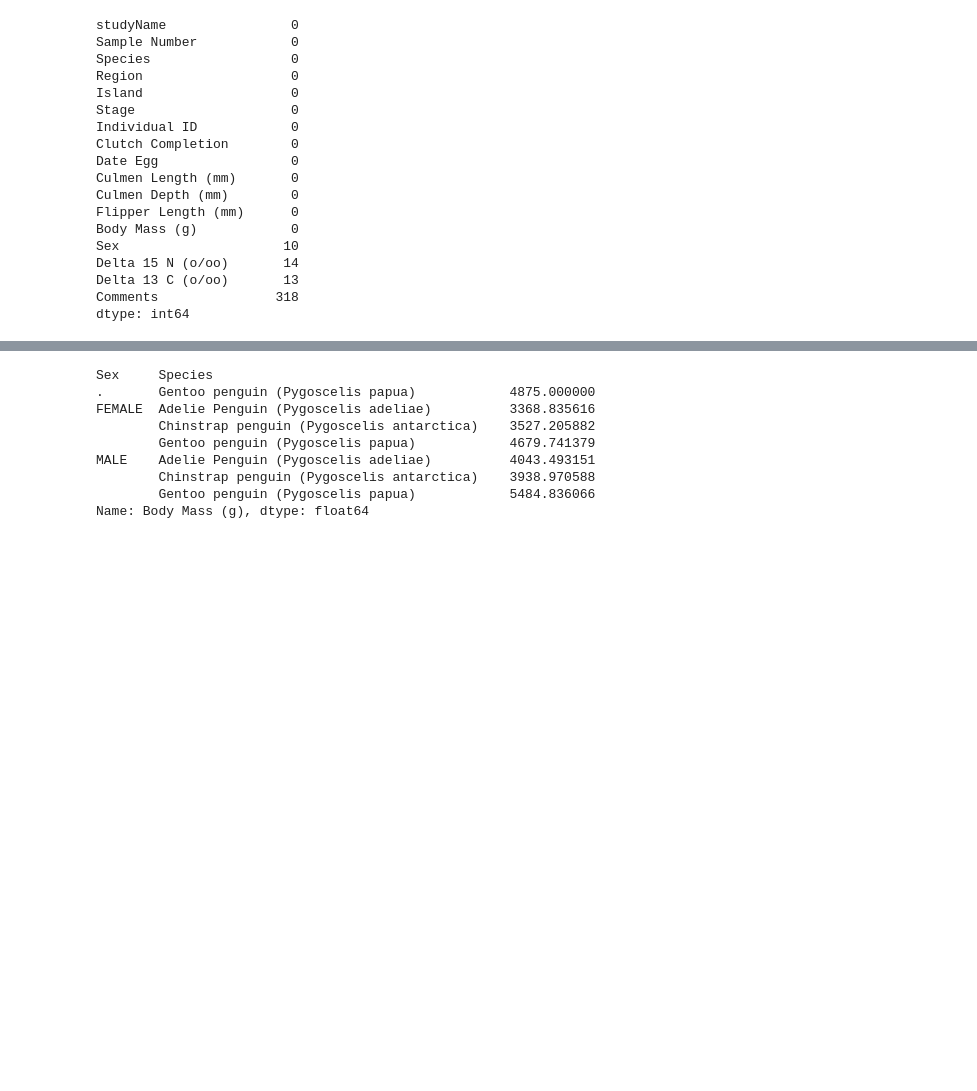
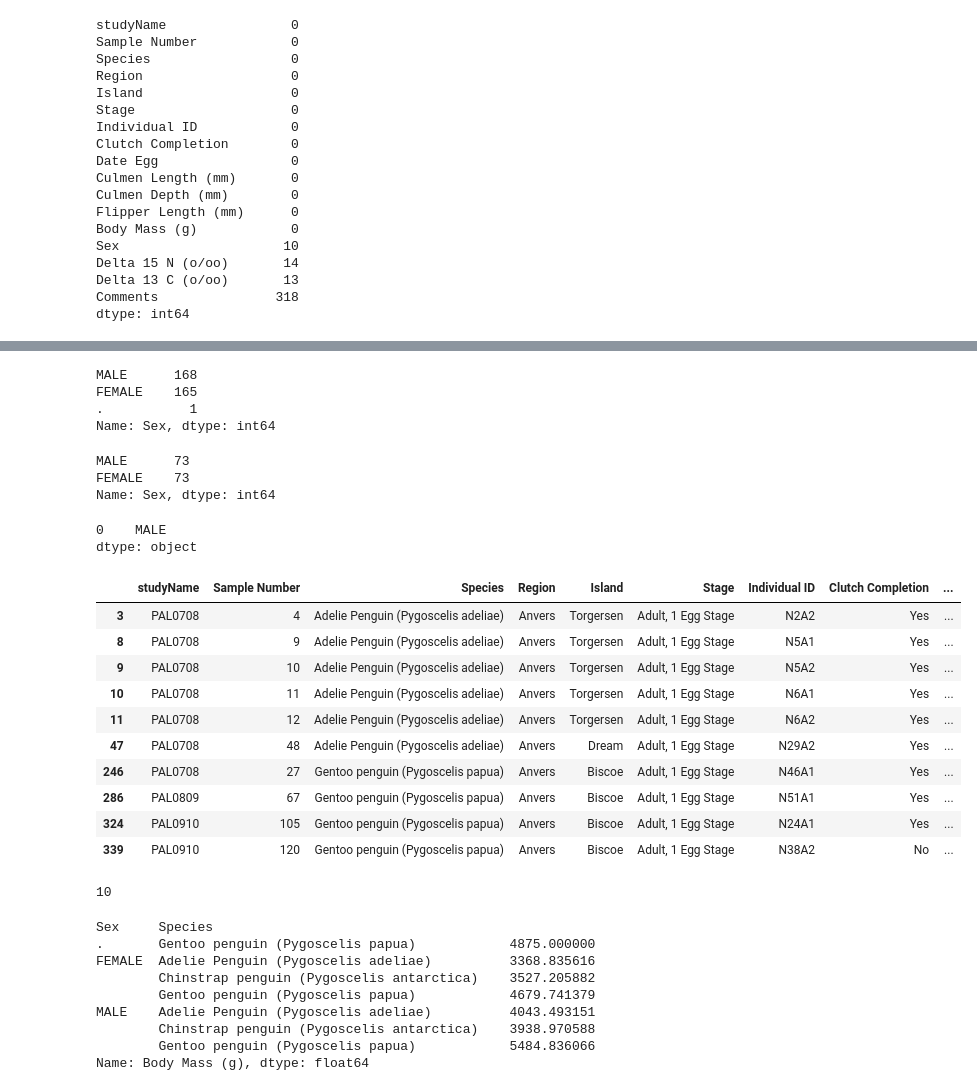
Before and after one commit to rawanalqarni/Palmer_penguins_EDA, a Jupyter notebook: penguins.ipynb, the cells around one changed output, grey strips where cells are left out. Cells and saved outputs as stored; diff of their text form; code cells hidden in the pictures; blank space fills up the shorter version.

```diff
--- a/penguins.ipynb
+++ b/penguins.ipynb
@@ -166,3 +177,42 @@ df_penguins.groupby(['Species', 'Sex']).agg({'mean'})
+# %%
+# How many Female and Male penguins?
+df_penguins.Sex.value_counts()
+# %% [output]
+MALE      168
+FEMALE    165
+.           1
+Name: Sex, dtype: int64
+# %%
+li= df_penguins[df_penguins.Species == 'Adelie Penguin (Pygoscelis adeliae)'].Sex
+li.value_counts()
+# %% [output]
+MALE      73
+FEMALE    73
+Name: Sex, dtype: int64
+# %%
+li= df_penguins[df_penguins.Species == 'Gentoo penguin (Pygoscelis papua)'].Sex
+li.mode()
+# %% [output]
+0    MALE
+dtype: object
+# %%
+df_penguins[df_penguins.Sex.isnull()]
+# %% [output]
+|  | studyName | Sample Number | Species | Region | Island | Stage | Individual ID | Clutch Completion | ... |
+| 3 | PAL0708 | 4 | Adelie Penguin (Pygoscelis adeliae) | Anvers | Torgersen | Adult, 1 Egg Stage | N2A2 | Yes | ... |
+| 8 | PAL0708 | 9 | Adelie Penguin (Pygoscelis adeliae) | Anvers | Torgersen | Adult, 1 Egg Stage | N5A1 | Yes | ... |
+| 9 | PAL0708 | 10 | Adelie Penguin (Pygoscelis adeliae) | Anvers | Torgersen | Adult, 1 Egg Stage | N5A2 | Yes | ... |
+| 10 | PAL0708 | 11 | Adelie Penguin (Pygoscelis adeliae) | Anvers | Torgersen | Adult, 1 Egg Stage | N6A1 | Yes | ... |
+| 11 | PAL0708 | 12 | Adelie Penguin (Pygoscelis adeliae) | Anvers | Torgersen | Adult, 1 Egg Stage | N6A2 | Yes | ... |
+| 47 | PAL0708 | 48 | Adelie Penguin (Pygoscelis adeliae) | Anvers | Dream | Adult, 1 Egg Stage | N29A2 | Yes | ... |
+| 246 | PAL0708 | 27 | Gentoo penguin (Pygoscelis papua) | Anvers | Biscoe | Adult, 1 Egg Stage | N46A1 | Yes | ... |
+| 286 | PAL0809 | 67 | Gentoo penguin (Pygoscelis papua) | Anvers | Biscoe | Adult, 1 Egg Stage | N51A1 | Yes | ... |
+| 324 | PAL0910 | 105 | Gentoo penguin (Pygoscelis papua) | Anvers | Biscoe | Adult, 1 Egg Stage | N24A1 | Yes | ... |
+| 339 | PAL0910 | 120 | Gentoo penguin (Pygoscelis papua) | Anvers | Biscoe | Adult, 1 Egg Stage | N38A2 | No | ... |
+# %%
+df_penguins['Sex'].isnull().sum()
+# %% [output]
+10
 # %%
 df_penguins.groupby(['Sex', 'Species'])['Body Mass (g)'].mean()
 # %% [output]
```
Also changed, not shown: parts of 5 cells of this notebook.
